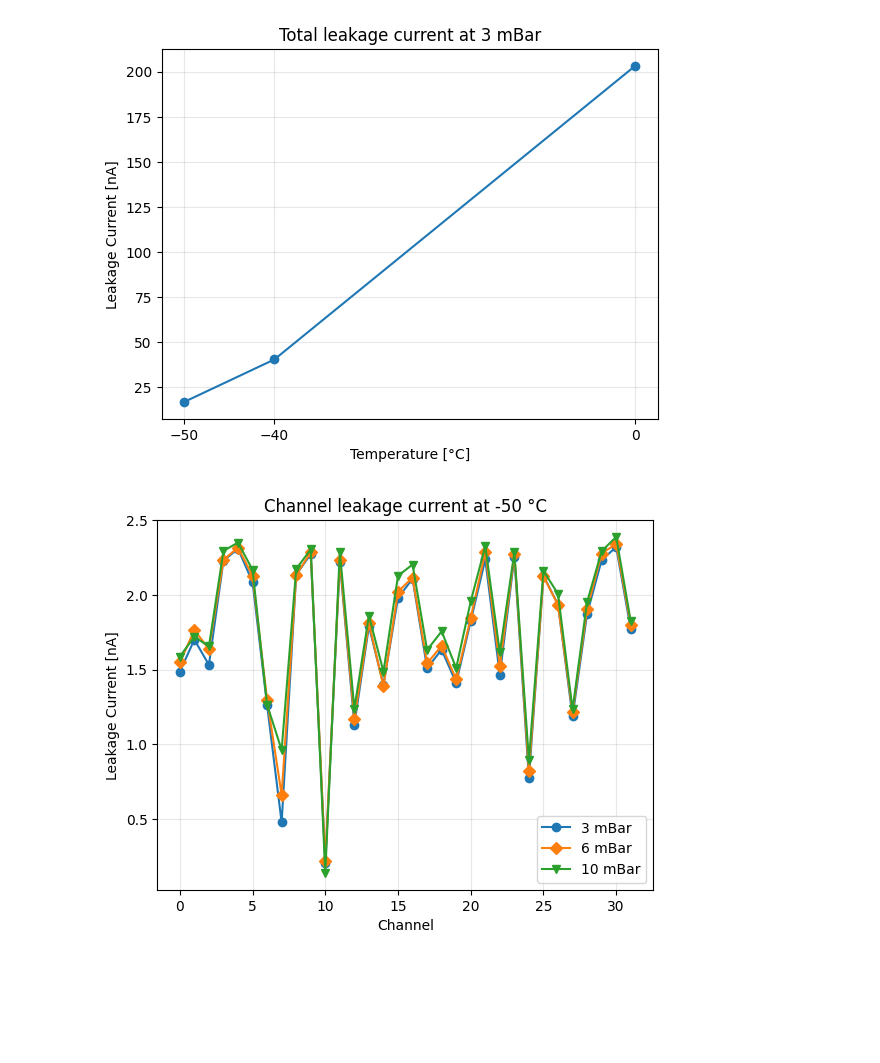
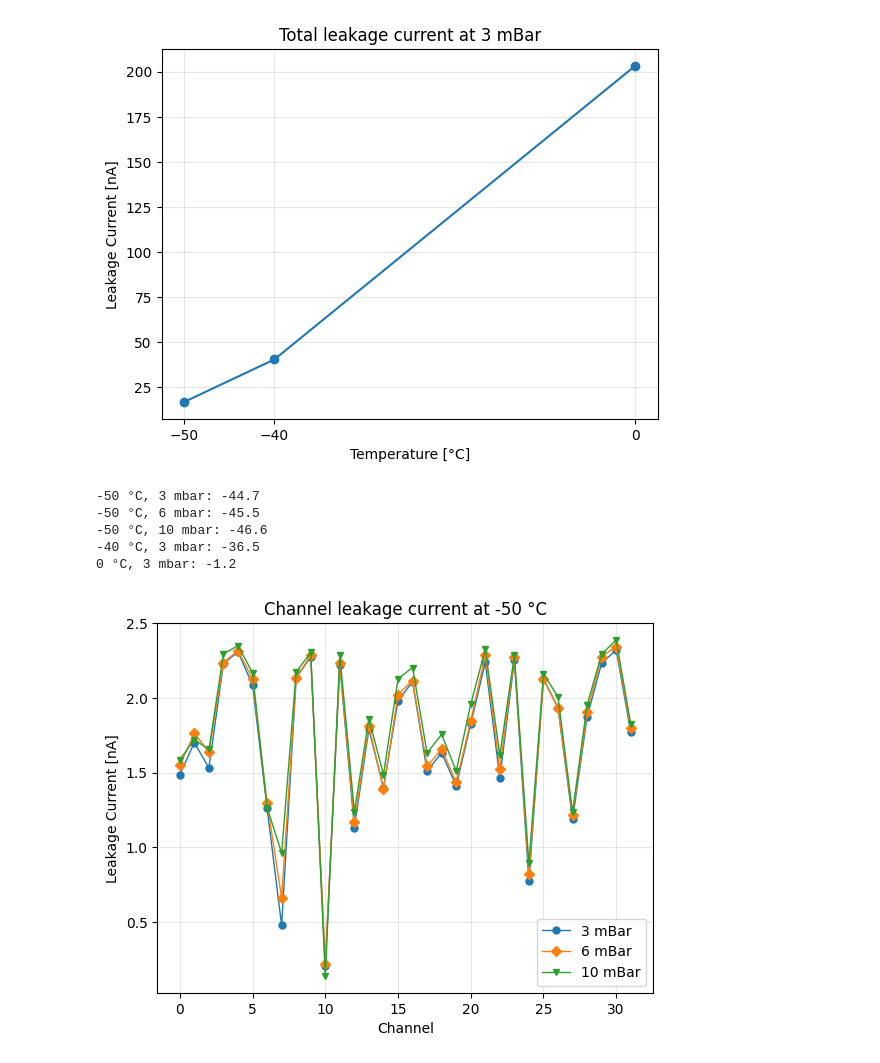
Before and after one commit to microlab-unibg/GAPS_TVAC_module_029_test, a Jupyter notebook: leakage_current.ipynb, the cells around one changed output. Cells and saved outputs as stored; diff of their text form; code cells hidden in the pictures; blank space fills up the shorter version.

```diff
--- a/leakage_current.ipynb
+++ b/leakage_current.ipynb
@@ -300,6 +308,65 @@ for ch in channels:
     leak_df = pd.concat([leak_df, row_to_append])
 
 store_data(leak_df, "leak_df", cache_folder)
+# %%
+# Get ASIC temperature at -50
+temp_m50_3mbar_filepath = r"C:\Users\ghisl\Google Drive UniBG\UniBG\CORSI\PhD\GAPS\INFN_Napoli\TVAC_test\GAPS_Test_CIRA\MODULE029_fast\21_02_2023\3_leakage_auto_T_-55C_P_3mbar\data\HK_Temperature.dat"
+temp_m50_3mbar_raw = pd.read_csv(
+    temp_m50_3mbar_filepath,
+    comment="#",
+    sep="\t",
+    header=None,
+)
+temp_m50_3mbar = get_temperature(np.mean(temp_m50_3mbar_raw.iloc[:, 1]))[0]
+print("-50 °C, 3 mbar: " + str(temp_m50_3mbar))
+
+temp_m50_6mbar_filepath = r"C:\Users\ghisl\Google Drive UniBG\UniBG\CORSI\PhD\GAPS\INFN_Napoli\TVAC_test\GAPS_Test_CIRA\MODULE029_fast\21_02_2023\7_leakage_auto_T_-55C_P_6mbar\data\HK_Temperature.dat"
+temp_m50_6mbar_raw = pd.read_csv(
+    temp_m50_6mbar_filepath,
+    comment="#",
+    sep="\t",
+    header=None,
+)
+temp_m50_6mbar = get_temperature(np.mean(temp_m50_6mbar_raw.iloc[:, 1]))[0]
+print("-50 °C, 6 mbar: " + str(temp_m50_6mbar))
+
+temp_m50_10mbar_filepath = r"C:\Users\ghisl\Google Drive UniBG\UniBG\CORSI\PhD\GAPS\INFN_Napoli\TVAC_test\GAPS_Test_CIRA\MODULE029_fast\21_02_2023\11_leakage_auto_T_-55C_P_10mbar\data\HK_Temperature.dat"
+temp_m50_10mbar_raw = pd.read_csv(
+    temp_m50_10mbar_filepath,
+    comment="#",
+    sep="\t",
+    header=None,
+)
+temp_m50_10mbar = get_temperature(np.mean(temp_m50_10mbar_raw.iloc[:, 1]))[0]
+print("-50 °C, 10 mbar: " + str(temp_m50_10mbar))
+
+# Get ASIC temperature at -40
+temp_m40_3mbar_filepath = r"C:\Users\ghisl\Google Drive UniBG\UniBG\CORSI\PhD\GAPS\INFN_Napoli\TVAC_test\GAPS_Test_CIRA\MODULE029_fast\22_02_2023\1_leakage_auto_T_-45C_P_3mbar\data\HK_Temperature.dat"
+temp_m40_3mbar_raw = pd.read_csv(
+    temp_m40_3mbar_filepath,
+    comment="#",
+    sep="\t",
+    header=None,
+)
+temp_m40_3mbar = get_temperature(np.mean(temp_m40_3mbar_raw.iloc[:, 1]))[0]
+print("-40 °C, 3 mbar: " + str(temp_m40_3mbar))
+
+# Get ASIC temperature at 0
+temp_0_3mbar_filepath = r"C:\Users\ghisl\Google Drive UniBG\UniBG\CORSI\PhD\GAPS\INFN_Napoli\TVAC_test\GAPS_Test_CIRA\MODULE029_fast\22_02_2023\3_leakage_auto_T_0C_P_3mbar\data\HK_Temperature.dat"
+temp_0_3mbar_raw = pd.read_csv(
+    temp_0_3mbar_filepath,
+    comment="#",
+    sep="\t",
+    header=None,
+)
+temp_0_3mbar = get_temperature(np.mean(temp_0_3mbar_raw.iloc[:, 1]))[0]
+print("0 °C, 3 mbar: " + str(temp_0_3mbar))
+# %% [output]
+-50 °C, 3 mbar: -44.7
+-50 °C, 6 mbar: -45.5
+-50 °C, 10 mbar: -46.6
+-40 °C, 3 mbar: -36.5
+0 °C, 3 mbar: -1.2
 # %%
 # Read leakage for all channels and make plot
 leak_df = read_data("leak_df", cache_folder)
@@ -307,34 +374,40 @@ channels = range(0, 32)
 
 plt.clf()
 # -50C, 3mbar
 plt.plot(
     channels,
     leak_df[(leak_df["temperature"] == -50) & (leak_df["pressure"] == 3)]["leakage"],
     "-o",
+    linewidth=1,
+    markersize=5,
     label="3 mBar",
 )
 # -50C, 6mbar
 plt.plot(
     channels,
     leak_df[(leak_df["temperature"] == -50) & (leak_df["pressure"] == 6)]["leakage"],
     "-D",
+    linewidth=1,
+    markersize=5,
     label="6 mBar",
 )
 # -50C, 10mbar
 plt.plot(
     channels,
     leak_df[(leak_df["temperature"] == -50) & (leak_df["pressure"] == 10)]["leakage"],
     "-v",
+    linewidth=1,
+    markersize=5,
     label="10 mBar",
 )
 plt.xlabel("Channel")
 plt.ylabel("Leakage Current [nA]")
 plt.title("Channel leakage current at -50 °C")
 plt.legend(loc="lower right")
 plt.grid(alpha=0.3)
 plt.show()
 # %% [output]
-[figure, old version]
+[figure, new version]
 # %%
 # Read leakage for all channels and make plot
 leak_df = read_data("leak_df", cache_folder)
```
Also changed, not shown: parts of 2 cells of this notebook.
